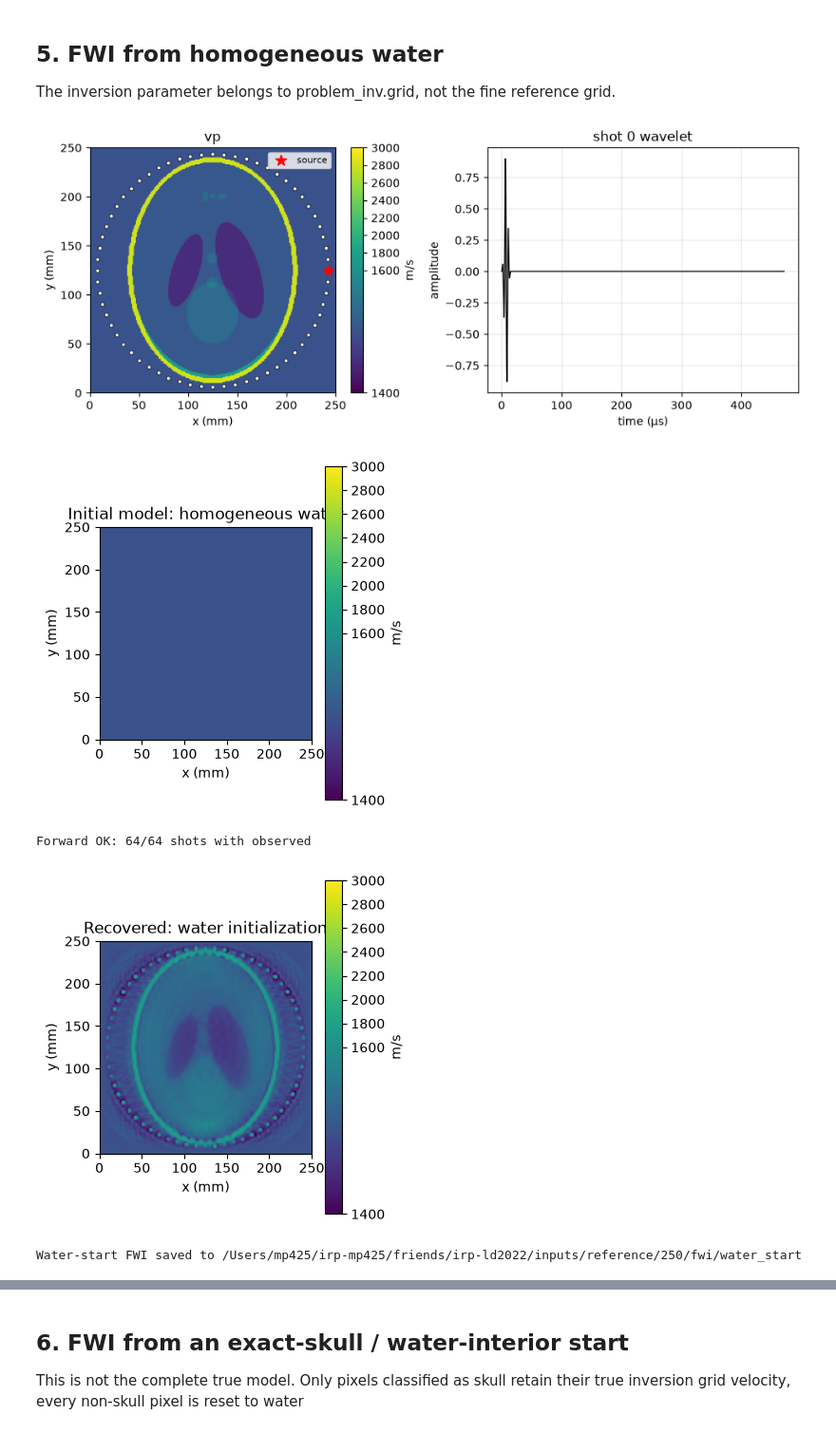
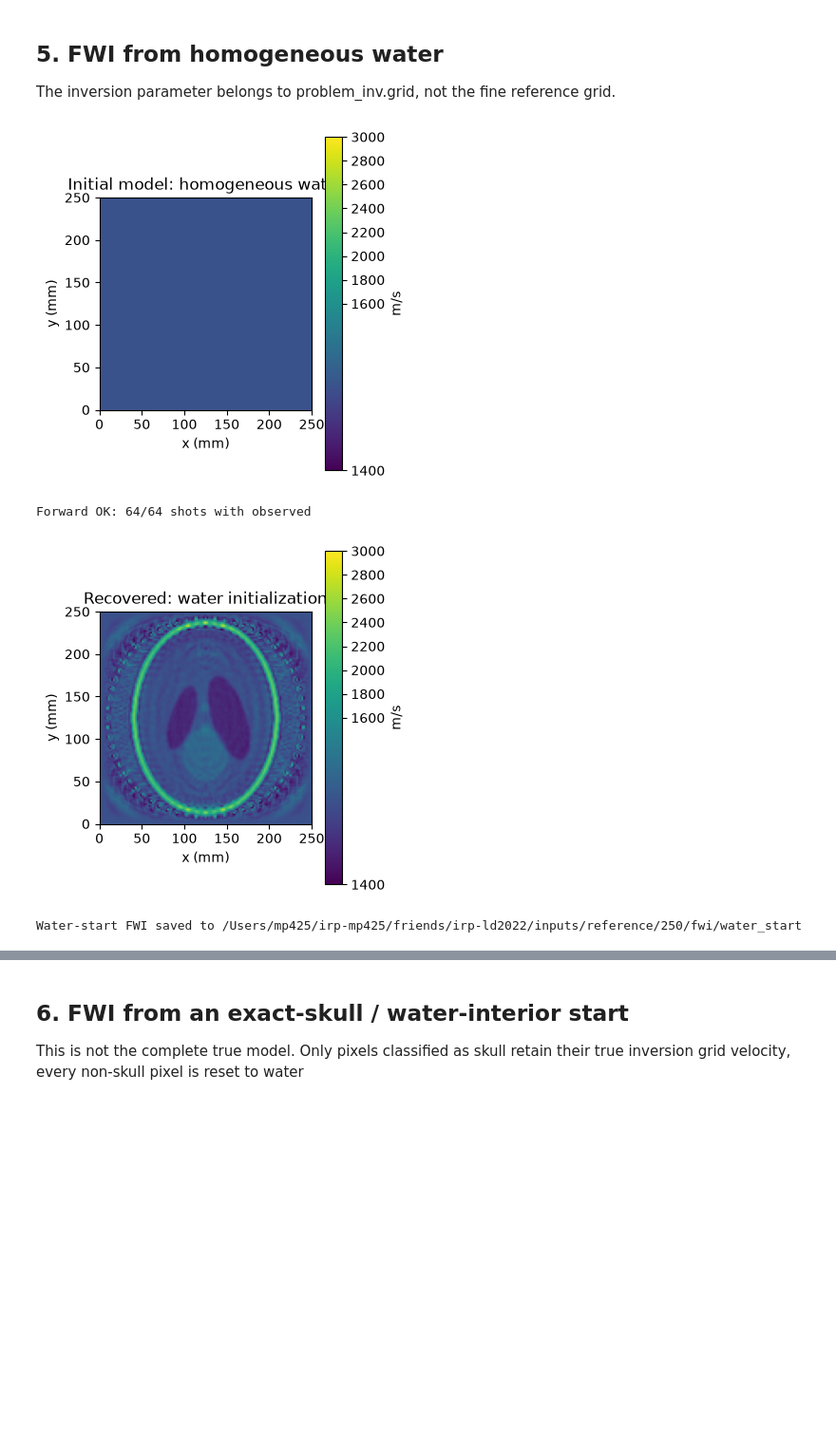
Before and after one commit to Commit2Cosmos/Transcranial-Ultrasound-ODIL, a Jupyter notebook: notebooks/sandbox/2dfwi_stride_reference_fixed.ipynb, the cells around one changed output, grey strips where cells are left out. Shown at 95% size. Cells and saved outputs as stored; diff of their text form; code cells hidden in the pictures; blank space fills up the shorter version.

```diff
--- a/notebooks/sandbox/2dfwi_stride_reference_fixed.ipynb
+++ b/notebooks/sandbox/2dfwi_stride_reference_fixed.ipynb
@@ -44,10 +43,0 @@ Process ID: 61174
-# %%
-import stride_reference_fixed as ref
-import importlib
-
-print("Loaded helper from:")
-print(ref.__file__)
-
-ref = importlib.reload(ref)
-
-print("Helper version:", getattr(ref, "REF_VERSION", "missing"))
@@ -319,10 +292,9 @@ pde_inv = IsoAcousticDevito.remote(
     len=runtime.num_workers,
 )
 
-max_freqs = [0.1e6] if DEV_MODE else [0.07e6, 0.1e6, 0.12e6, 0.15e6] # starts with lower freq and gradually increase
-num_iters = 2 if DEV_MODE else 3
+max_freqs = [0.06e6,0.08e6, 0.1e6, 0.12e6] # starts with lower freq and gradually increase
+num_iters = 10
 shots_per_iteration = 32
-
 def make_fwi_components(vp):
     loss = L2DistanceLoss.remote(len=runtime.num_workers)
     optimiser = GradientDescent(
@@ -332,26 +304,20 @@ def make_fwi_components(vp):
         process_model=ProcessModelIteration(min=1400.0, max=3000.0),
     )
     return loss, optimiser, OptimisationLoop()
-
 async def run_fwi(vp):
     ref.set_medium_vp(problem_inv, vp)
     ref.check_forward_ready(problem_inv)
-
     loss, optimiser, optimisation_loop = make_fwi_components(vp)
-
     # Track RMS error vs true model after each frequency band
     rms_history = []
     band_labels = []
-
     def _rms_vs_true():
         recovered = np.asarray(vp.data).ravel()
         true = vp_true_inv_array.ravel()
         return float(np.sqrt(np.mean((recovered - true) ** 2)))
-
     # Record starting RMS before any inversion
     rms_history.append(_rms_vs_true())
     band_labels.append("Initial")
-
     for _, frequency in optimisation_loop.blocks(len(max_freqs), max_freqs):
         await adjoint(
             problem_inv,
@@ -362,16 +328,20 @@ async def run_fwi(vp):
             vp,
             num_iters=num_iters,
             select_shots=dict(
-
                 num=shots_per_iteration,
-                randomly=True,
+                every=2,
+                randomly=False,
             ),
             f_max=frequency,
             max_freqs=max_freqs,
+            save_undersampling=8,
+            # All parameters below this line should also be passed to `forward`
+            kernel='OT4',
+            fw3d_mode=True,
+            interpolation_type='hicks',
         )
         rms_history.append(_rms_vs_true())
         band_labels.append(f"{frequency/1e3:.0f} kHz")
-
     return vp, rms_history, band_labels
 # %% [markdown]
 ## 5. FWI from homogeneous water
@@ -384,53 +354,41 @@ water_start_array = ref.water_model(INV_INTERIOR)
 vp_water_start = ref.inversion_vp_from_array(
     problem_inv,
     water_start_array,
-)
-
-ref.plot_vp_overview(
-    problem_ref,
-    vp_true_ref,
-    domain_m=DOMAIN_M,
-    shot_id=0,
-)
-ref.save_vp_npy_from_array(
-    water_start_array,
-    OUT / "fwi" / "water_start" / "vp_initial.npy",
 )
 
 # Plot the initial homogeneous-water model
 ref.plot_vp(
     water_start_array,
     domain_m=DOMAIN_M,
     title="Initial model: homogeneous water",
     vmin=1400,
     vmax=3000
 )
 
 # Run FWI
 vp_water_recovered, _rms_water, _labels_water = await run_fwi(vp_water_start)
 
 water_dir = OUT / "fwi" / "water_start"
 
 ref.save_vp_npy(
     vp_water_recovered,
     water_dir / "vp_recovered.npy",
 )
 
 # Plot the recovered model
 ref.plot_vp(
     vp_water_recovered,
     domain_m=DOMAIN_M,
     title="Recovered: water initialization",
     vmin=1400,
     vmax=3000
 )
 
 print("Water-start FWI saved to", water_dir)
 # %% [output]
-[figure, old version]
+[figure, new version]
+Forward OK: 64/64 shots with observed
-[figure, old version]
+[figure, new version]
-Forward OK: 64/64 shots with observed
-[figure, removed]
 Water-start FWI saved to /Users/mp425/irp-mp425/friends/irp-ld2022/inputs/reference/250/fwi/water_start
 # %%
 # Convergence: water start
```
Also changed, not shown: parts of 13 cells of this notebook, 1 other file.
